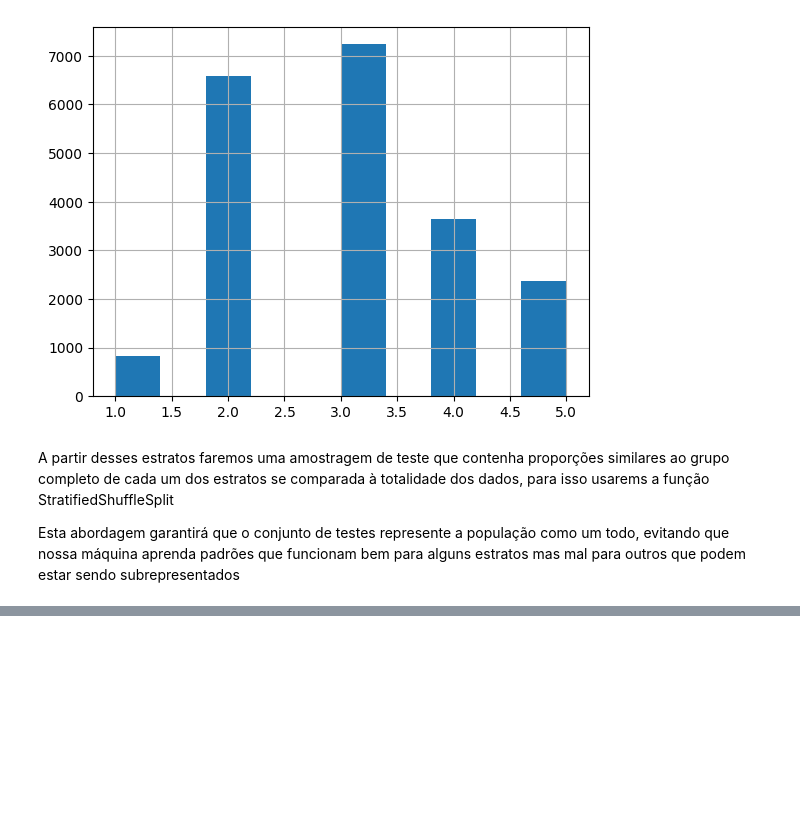
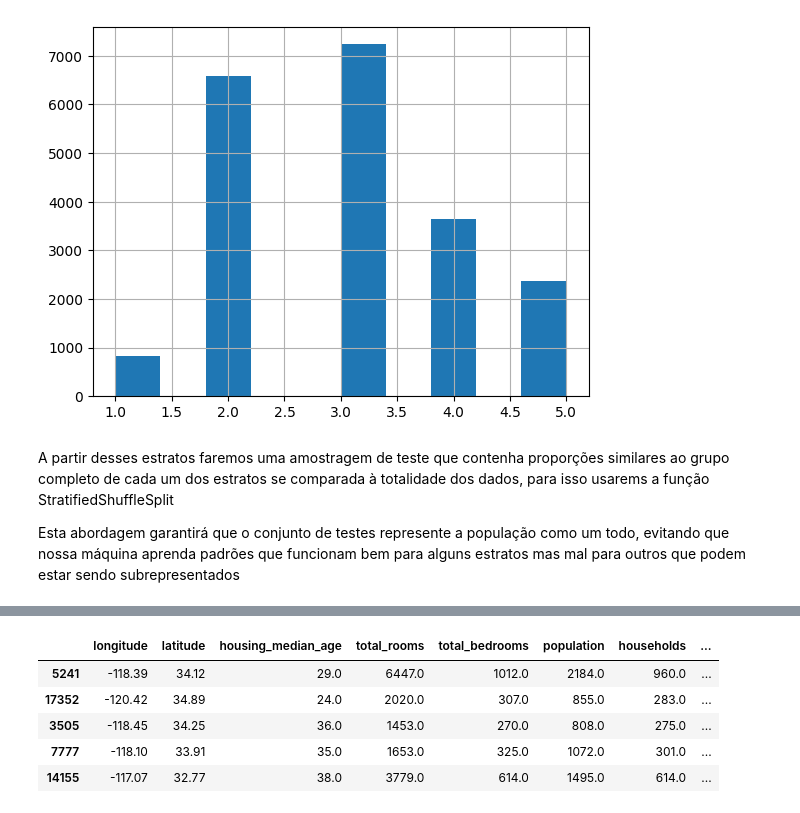
Before and after one commit to MatzkinGurza/MLStudies_Regression_Repo, a Jupyter notebook: Cap2Regressor.ipynb, the cells around one changed output, grey strips where cells are left out. Saved outputs shown, nothing was run; the diff lists cells and outputs as text; code cells hidden in the pictures; blank space fills up the shorter version.

```diff
--- a/Cap2Regressor.ipynb
+++ b/Cap2Regressor.ipynb
@@ -141,0 +162,9 @@ Esta abordagem garantirá que o conjunto de testes represente a população como
+# %%
+strat_test_set.head()
+# %% [output]
+|  | longitude | latitude | housing_median_age | total_rooms | total_bedrooms | population | households | ... |
+| 5241 | -118.39 | 34.12 | 29.0 | 6447.0 | 1012.0 | 2184.0 | 960.0 | ... |
+| 17352 | -120.42 | 34.89 | 24.0 | 2020.0 | 307.0 | 855.0 | 283.0 | ... |
+| 3505 | -118.45 | 34.25 | 36.0 | 1453.0 | 270.0 | 808.0 | 275.0 | ... |
+| 7777 | -118.10 | 33.91 | 35.0 | 1653.0 | 325.0 | 1072.0 | 301.0 | ... |
+| 14155 | -117.07 | 32.77 | 38.0 | 3779.0 | 614.0 | 1495.0 | 614.0 | ... |
```
Also changed, not shown: parts of 9 cells of this notebook.
